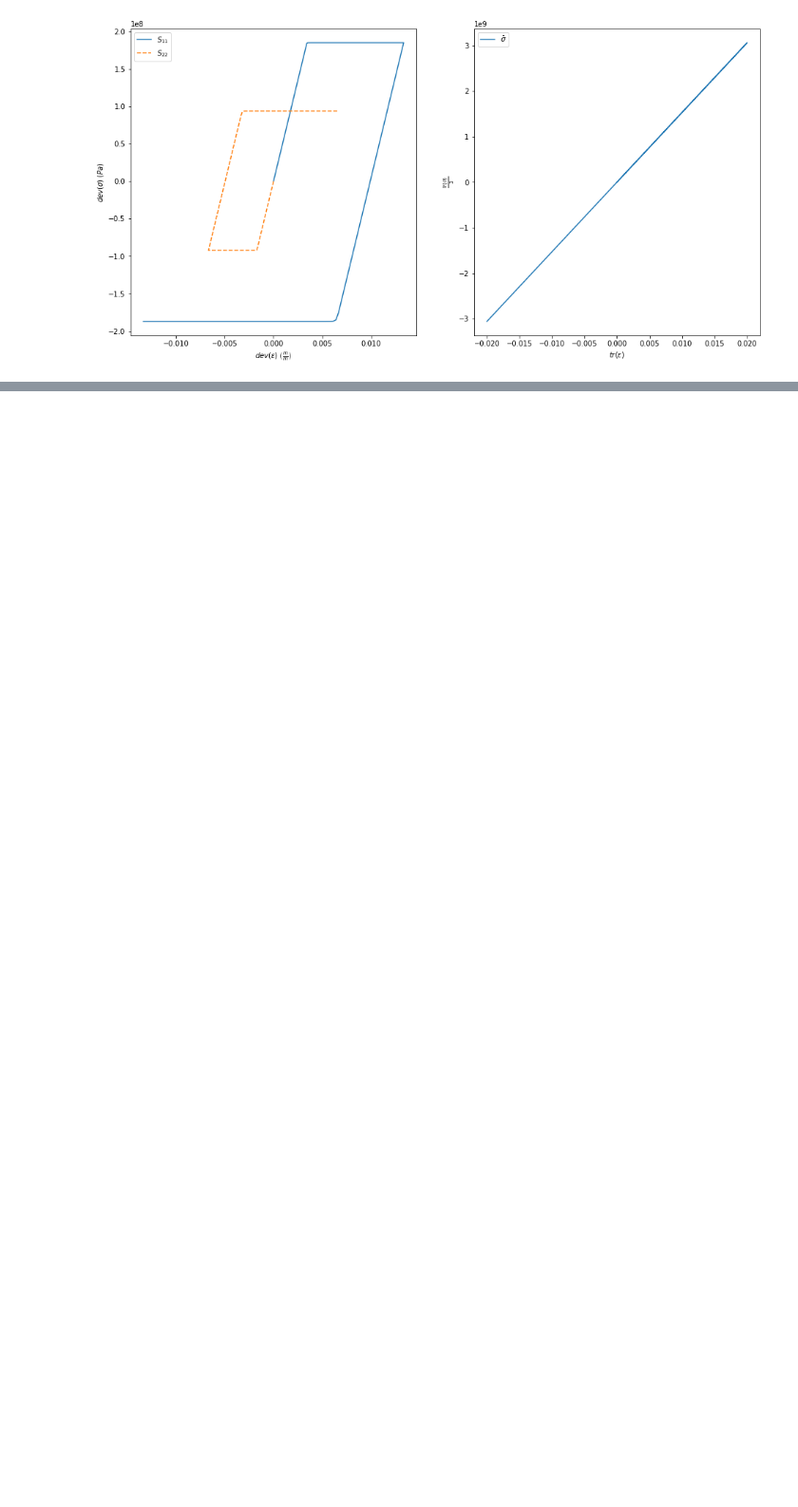
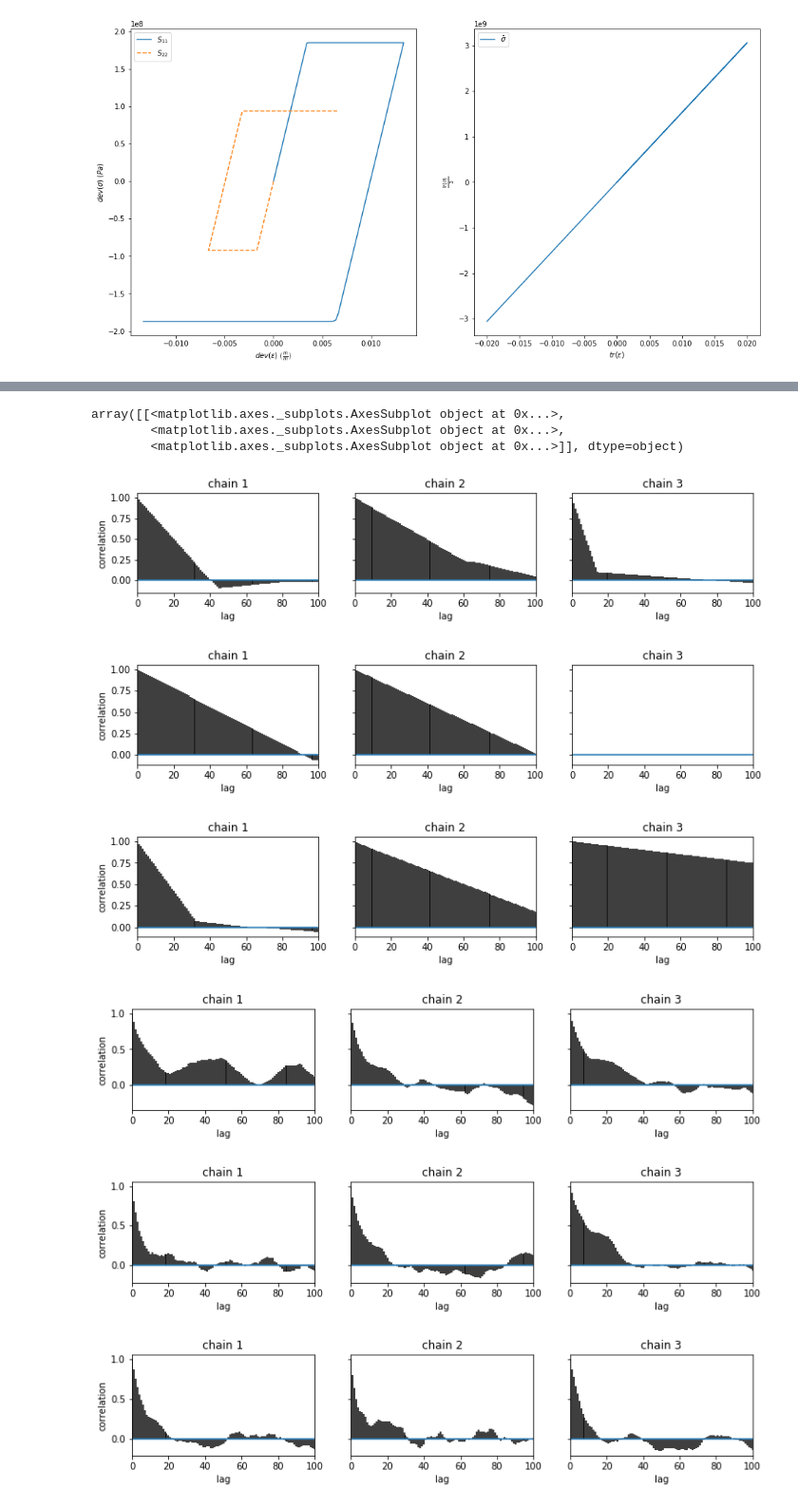
Before and after one commit to NateAM/constitutive_optimization, a Jupyter notebook: small_strain_plasticity.ipynb, the cells around one changed output, grey strips where cells are left out. Shown at 95% size. Saved outputs shown, nothing was run; the diff lists cells and outputs as text; code cells hidden in the pictures; blank space fills up the shorter version.

```diff
--- a/small_strain_plasticity.ipynb
+++ b/small_strain_plasticity.ipynb
@@ -288,9 +323,10 @@ plt.show()
 # %%
 @tt.compile.ops.as_op(itypes=[tt.tensor.dvector, tt.tensor.dmatrix, tt.tensor.dscalar, tt.tensor.dscalar, tt.tensor.dvector, tt.tensor.dvector, tt.tensor.bscalar],otypes=[tt.tensor.dmatrix])
-def evaluate(ts,strains,lambda_in,mu_in,pmod1,pmod2,pts_per_segment):
+def evaluate(ts,strains,lambda_in,mu_in,pmod1_in,pmod2_in,pts_per_segment):
     """Define the driver which will run the material model"""
 
-    print lambda_in,mu_in,pmod1,pmod2,pts_per_segment
+    pmod1 = [v for v in pmod1_in]
+    pmod2 = [v for v in pmod2_in]
 
     #Inflate the incoming parameters
     lambda_in  = lambda_in*1e9
@@ -298,10 +334,11 @@ def evaluate(ts,strains,lambda_in,mu_in,pmod1,pmod2,pts_per_segment):
     pmod1[1]   = pmod1[1]*1e6
     pmod1[2]   = pmod1[2]*1e2
     pmod2[1]   = pmod2[1]*1e6
-    pmod2[2]   = pmod2[1]*1e2
+    pmod2[2]   = pmod2[2]*1e2
 
     #Reshape params
     params = [lambda_in, mu_in, pmod1, pmod2]
+    #print params
 
     pts_per_segment = [pts_per_segment for _ in range(len(ts)-1)]
 
@@ -363,7 +400,7 @@ def evaluate(ts,strains,lambda_in,mu_in,pmod1,pmod2,pts_per_segment):
     #plt.show()
     #raise
 
-    return stress_storage
+    return np.hstack([stress_storage for _ in range(ntests)])
 # %%
 tstt       = tt.tensor.as_tensor_variable(ts)
 straintt   = tt.tensor.as_tensor_variable(strains)
@@ -423,0 +477,17 @@ trace
+# %%
+pm.autocorrplot(trace, varnames=['lambda'])
+pm.autocorrplot(trace, varnames=['mu'])
+pm.autocorrplot(trace, varnames=['sigy_K'])
+pm.autocorrplot(trace, varnames=['mod_K'])
+pm.autocorrplot(trace, varnames=['sigy_H'])
+pm.autocorrplot(trace, varnames=['mod_H'])
+# %% [output]
+array([[<matplotlib.axes._subplots.AxesSubplot object at 0x...>,
+        <matplotlib.axes._subplots.AxesSubplot object at 0x...>,
+        <matplotlib.axes._subplots.AxesSubplot object at 0x...>]], dtype=object)
+[figure, added]
+[figure, added]
+[figure, added]
+[figure, added]
+[figure, added]
+[figure, added]
```
Also changed, not shown: parts of 7 cells of this notebook, 1 other file.
